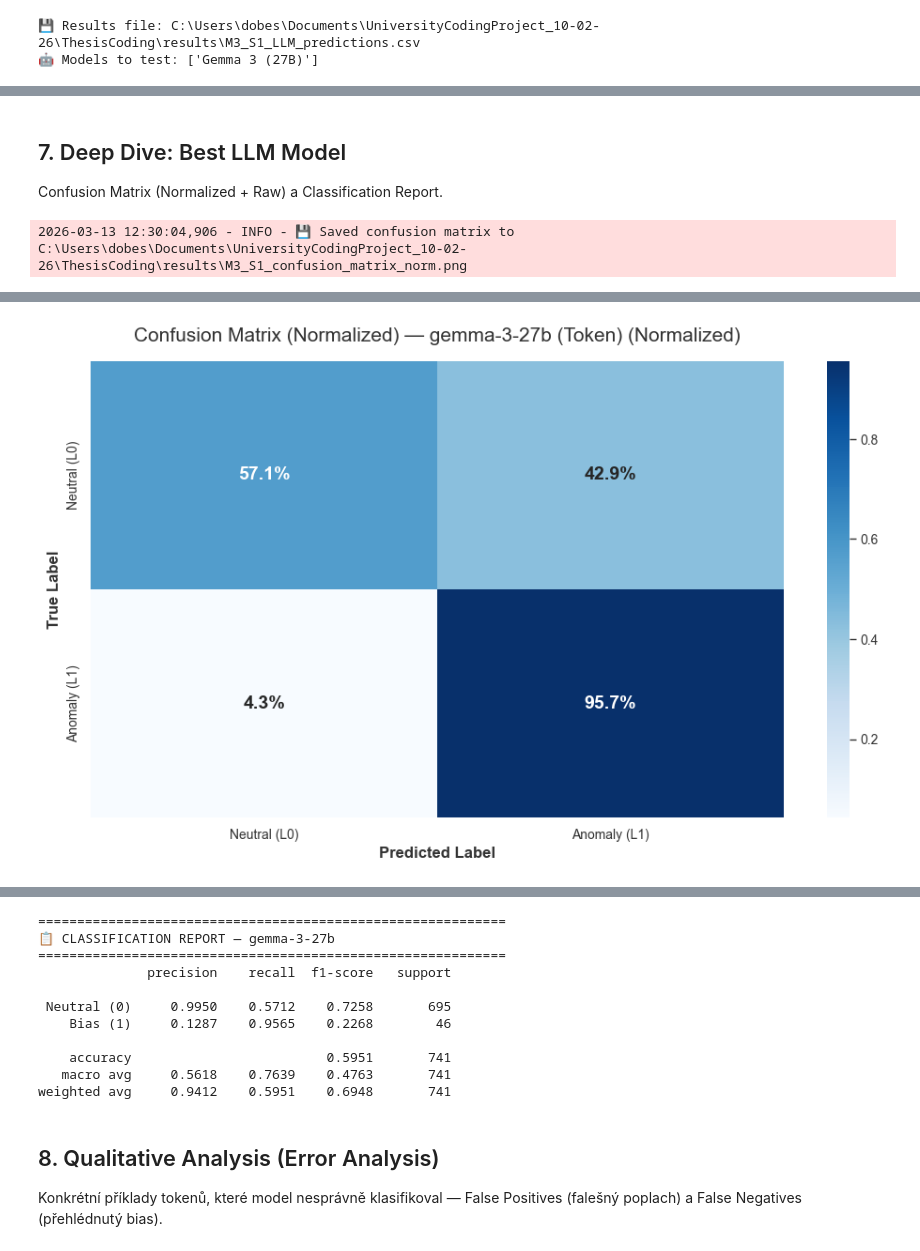
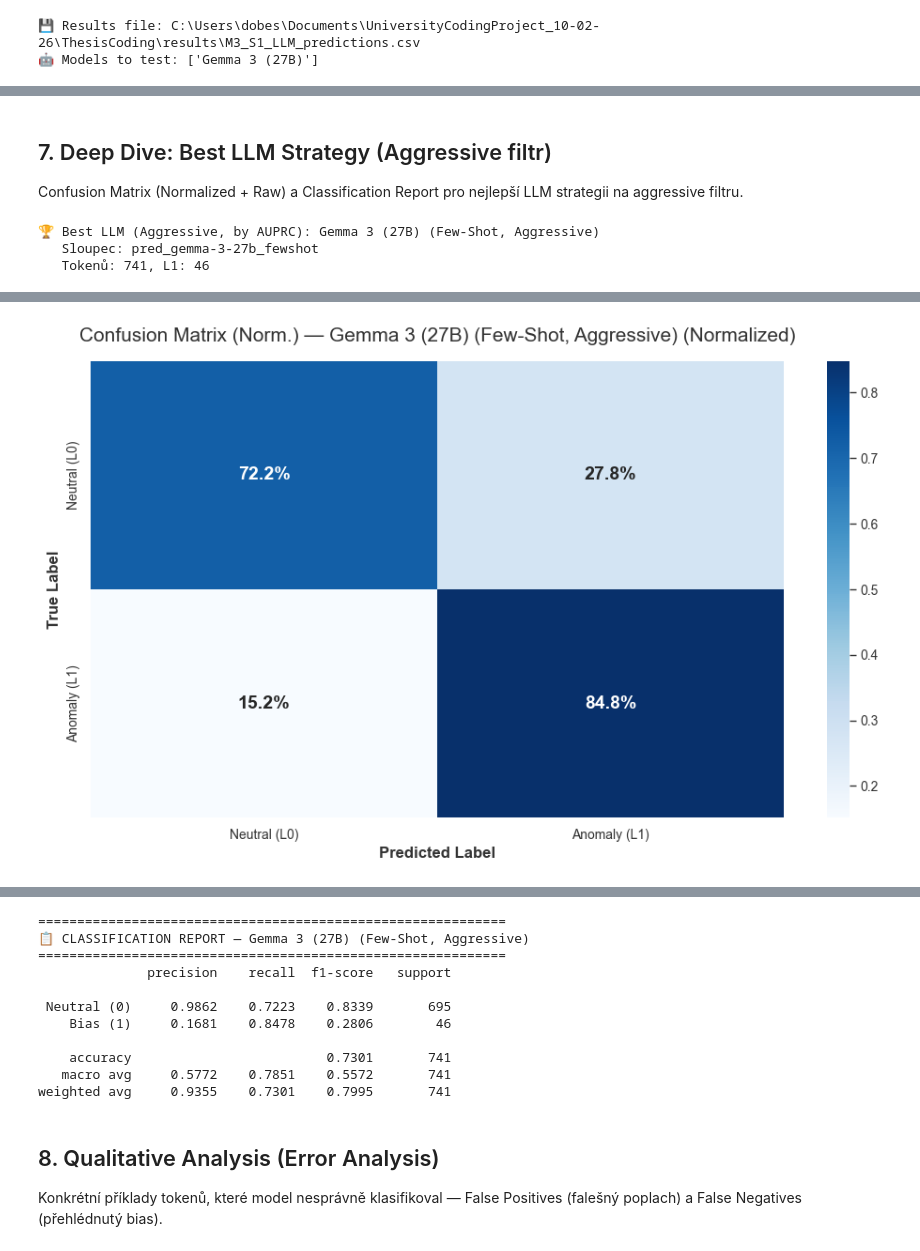
Before and after one commit to Dobes-Michal-Tobias/ThesisCoding, a Jupyter notebook: notebooks/08_M3_S1_LLM_Benchmark_Token.ipynb, the cells around one changed output, grey strips where cells are left out. Drawn from its saved outputs; the diff is of its cells as text; code cells hidden in the pictures.

Commit message:
Added few-shot in M3_S1

```diff
--- a/notebooks/08_M3_S1_LLM_Benchmark_Token.ipynb
+++ b/notebooks/08_M3_S1_LLM_Benchmark_Token.ipynb
@@ -62,9 +68,9 @@ Metadata obsahují sloupce `form` (token), `sentence_id`, `document_id`, `pos`.
 # %%
-# Načtení Baseline scénáře (S1a) na token úrovni
+# Načtení Baseline scénáře (S1a) na token úrovni — VŠECHNY POS tagy
 data = data_splitting.get_train_val_test_splits(
     scenario='baseline',
     level='token',
-    filter_type='aggressive',
+    filter_type='none',  # Všechny tokeny — post-hoc filtrace v evaluaci
     random_state=42
 )
 
@@ -76,9 +82,10 @@ df_test['true_label'] = data['y_test']
 sentence_texts = df_test.groupby('sentence_id')['form'].apply(lambda x: ' '.join(x)).to_dict()
 df_test['sentence_context'] = df_test['sentence_id'].map(sentence_texts)
 
-print(f"\U0001f4ca Test Set Size: {len(df_test)} tokens")
+print(f"📊 Test Set Size: {len(df_test)} tokens (all POS)")
 print(f"   Unique sentences: {df_test['sentence_id'].nunique()}")
 print(f"   Label distribution: L0={sum(df_test['true_label']==0)}, L1={sum(df_test['true_label']==1)}")
 print(f"   Ratio: {sum(df_test['true_label']==0)/max(sum(df_test['true_label']==1),1):.1f}:1")
+print(f"   POS tags present: {sorted(df_test['pos'].unique())}")
 display(df_test.head(5))
 # %% [output]
@@ -122,6 +130,12 @@ RESULTS_FILE = config.RESULTS_DIR / "M3_S1_LLM_predictions.csv"
 
 print(f"\U0001f4be Results file: {RESULTS_FILE}")
 print(f"\U0001f916 Models to test: {[m['display_name'] for m in MODELS_TO_TEST]}")
+
+
+# ==========================================================
+# Definice strategií
+# ==========================================================
+PROMPT_STRATEGIES = ['zeroshot', 'fewshot']
 # %% [output]
 💾 Results file: C:\Users\dobes\Documents\UniversityCodingProject_10-02-26\ThesisCoding\results\M3_S1_LLM_predictions.csv
 🤖 Models to test: ['Gemma 3 (27B)']
@@ -406,29 +610,44 @@ visualization.plot_experiment_results(
 <seaborn.axisgrid.FacetGrid at 0x...>
 # %% [markdown]
-## 7. Deep Dive: Best LLM Model
+## 7. Deep Dive: Best LLM Strategy (Aggressive filtr)
 
-Confusion Matrix (Normalized + Raw) a Classification Report.
+Confusion Matrix (Normalized + Raw) a Classification Report pro nejlepší LLM strategii na aggressive filtru.
 # %%
 # ==========================================
-# Výběr nejlepšího LLM modelu podle AUPRC
+# Výběr nejlepšího LLM modelu podle AUPRC na aggressive filtru
 # ==========================================
-best_llm_row = df_llm_metrics[df_llm_metrics['model'] != 'Dummy (Majority)'].sort_values('auprc', ascending=False).iloc[0]
-best_llm_name = best_llm_row['model']
-best_llm_col = f"pred_{best_llm_name}"
+df_llm_only = df_llm_metrics[
+    (df_llm_metrics['strategy'] != 'dummy') &
+    (df_llm_metrics['filter'] == 'aggressive')
+].copy()
 
-print(f"\U0001f3c6 Best LLM Model (by AUPRC): {best_llm_name}")
+best_llm_row = df_llm_only.sort_values('auprc', ascending=False).iloc[0]
+best_strategy = best_llm_row['strategy']
+best_model_base = best_llm_row['model_base']
 
-# Filtrujeme na řádky s validními predikcemi
-df_valid = df_results.dropna(subset=[best_llm_col]).copy()
+# Najdi odpovídající predikční sloupec
+for m in MODELS_TO_TEST:
+    if m['display_name'] == best_model_base:
+        best_llm_col = f"pred_{m['id']}_{best_strategy}"
+        break
+
+print(f"🏆 Best LLM (Aggressive, by AUPRC): {best_llm_row['model']}")
+print(f"   Sloupec: {best_llm_col}")
+
+# Filtrujeme na aggressive POS + validní predikce
+aggressive_mask = df_results['pos'].isin(config.POS_ALLOWED_AGGRESSIVE)
+df_valid = df_results[aggressive_mask].dropna(subset=[best_llm_col]).copy()
 y_true = df_valid['true_label'].astype(int).values
 y_pred = df_valid[best_llm_col].astype(int).values
+
+print(f"   Tokenů: {len(df_valid)}, L1: {y_true.sum()}")
 
 # ==========================================
 # Confusion Matrix (Normalized)
 # ==========================================
 visualization.plot_confusion_matrix_heatmap(
     y_true, y_pred, normalize=True,
-    title=f"Confusion Matrix (Normalized) — {best_llm_name} (Token)",
+    title=f"Confusion Matrix (Norm.) — {best_llm_row['model']}",
     save_path=config.RESULTS_DIR / "M3_S1_confusion_matrix_norm.png"
 )
 
@@ -437,7 +656,7 @@ visualization.plot_confusion_matrix_heatmap(
 # ==========================================
 visualization.plot_confusion_matrix_heatmap(
     y_true, y_pred, normalize=False,
-    title=f"Confusion Matrix (Counts) — {best_llm_name} (Token)",
+    title=f"Confusion Matrix (Counts) — {best_llm_row['model']}",
     save_path=config.RESULTS_DIR / "M3_S1_confusion_matrix.png"
 )
 
@@ -445,8 +664,10 @@ visualization.plot_confusion_matrix_heatmap(
 # Classification Report
 # ==========================================
 print("\n" + "=" * 60)
-print(f"\U0001f4cb CLASSIFICATION REPORT — {best_llm_name}")
+print(f"📋 CLASSIFICATION REPORT — {best_llm_row['model']}")
 print("=" * 60)
 print(classification_report(y_true, y_pred, target_names=['Neutral (0)', 'Bias (1)'], digits=4))
 # %% [output]
-2026-03-13 12:30:04,906 - INFO - 💾 Saved confusion matrix to C:\Users\dobes\Documents\UniversityCodingProject_10-02-26\ThesisCoding\results\M3_S1_confusion_matrix_norm.png
+🏆 Best LLM (Aggressive, by AUPRC): Gemma 3 (27B) (Few-Shot, Aggressive)
+   Sloupec: pred_gemma-3-27b_fewshot
+   Tokenů: 741, L1: 46
@@ -454 +675 @@ print(classification_report(y_true, y_pred, target_names=['Neutral (0)', 'Bias (
-[figure, old version]
+[figure, new version]
@@ -457,14 +678,14 @@ print(classification_report(y_true, y_pred, target_names=['Neutral (0)', 'Bias (
 ============================================================
-📋 CLASSIFICATION REPORT — gemma-3-27b
+📋 CLASSIFICATION REPORT — Gemma 3 (27B) (Few-Shot, Aggressive)
 ============================================================
               precision    recall  f1-score   support
 
- Neutral (0)     0.9950    0.5712    0.7258       695
-    Bias (1)     0.1287    0.9565    0.2268        46
+ Neutral (0)     0.9862    0.7223    0.8339       695
+    Bias (1)     0.1681    0.8478    0.2806        46
 
-    accuracy                         0.5951       741
-   macro avg     0.5618    0.7639    0.4763       741
-weighted avg     0.9412    0.5951    0.6948       741
+    accuracy                         0.7301       741
+   macro avg     0.5772    0.7851    0.5572       741
+weighted avg     0.9355    0.7301    0.7995       741
 # %% [markdown]
 ## 8. Qualitative Analysis (Error Analysis)
 
```
Also changed, not shown: parts of 16 cells of this notebook, 17 other files.
